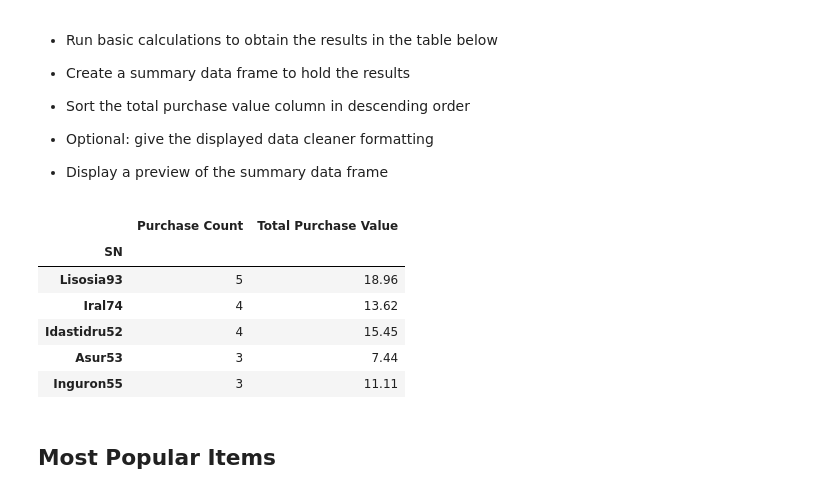
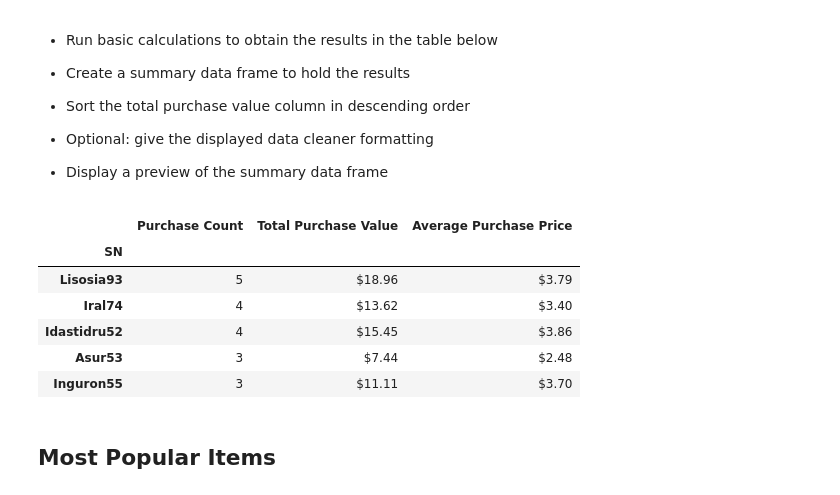
Before and after one commit to SVEENASHARMA/pandas-challenge, a Jupyter notebook: HeroesofPymoli/Sharma_Heroes.ipynb, the cells around one changed output. Cells and saved outputs as stored; diff of their text form; code cells hidden in the pictures.

```diff
--- a/HeroesofPymoli/Sharma_Heroes.ipynb
+++ b/HeroesofPymoli/Sharma_Heroes.ipynb
@@ -332,25 +336,29 @@ dtype: float64
 # %%
 new_data = purchase_data.set_index("SN")
 new_data
 
+spenders_group = purchase_data.groupby("SN")
+
 purchase_count = new_data.groupby("SN")["Purchase ID"].count()
 total_purchase_value = new_data.groupby("SN")["Price"].sum()
+average_purchase_price = round(spenders_group["Price"].mean(),2)
 
-purchasesummary_df = pd.DataFrame({
-    "Purchase Count": purchase_count,
-    "Total Purchase Value": total_purchase_value
-})
+purchasesummary_df = pd.DataFrame({"Purchase Count": purchase_count,"Total Purchase Value": total_purchase_value, "Average Purchase Price": average_purchase_price})
 
 purchase_final_df = purchasesummary_df.sort_values("Purchase Count", ascending=False)
 purchase_final_df.head()
+
+purchase_final_df["Total Purchase Value"] = purchase_final_df["Total Purchase Value"].astype(float).map("${:,.2f}".format)
+purchase_final_df["Average Purchase Price"] = purchase_final_df["Average Purchase Price"].astype(float).map("${:,.2f}".format)
+purchase_final_df.head()
 # %% [output]
-|  | Purchase Count | Total Purchase Value |
-| SN |  |  |
-| Lisosia93 | 5 | 18.96 |
-| Iral74 | 4 | 13.62 |
-| Idastidru52 | 4 | 15.45 |
-| Asur53 | 3 | 7.44 |
-| Inguron55 | 3 | 11.11 |
+|  | Purchase Count | Total Purchase Value | Average Purchase Price |
+| SN |  |  |  |
+| Lisosia93 | 5 | $18.96 | $3.79 |
+| Iral74 | 4 | $13.62 | $3.40 |
+| Idastidru52 | 4 | $15.45 | $3.86 |
+| Asur53 | 3 | $7.44 | $2.48 |
+| Inguron55 | 3 | $11.11 | $3.70 |
 # %% [markdown]
 ## Most Popular Items
 # %% [markdown]
```
Also changed, not shown: parts of 6 cells of this notebook, 4 other files.
